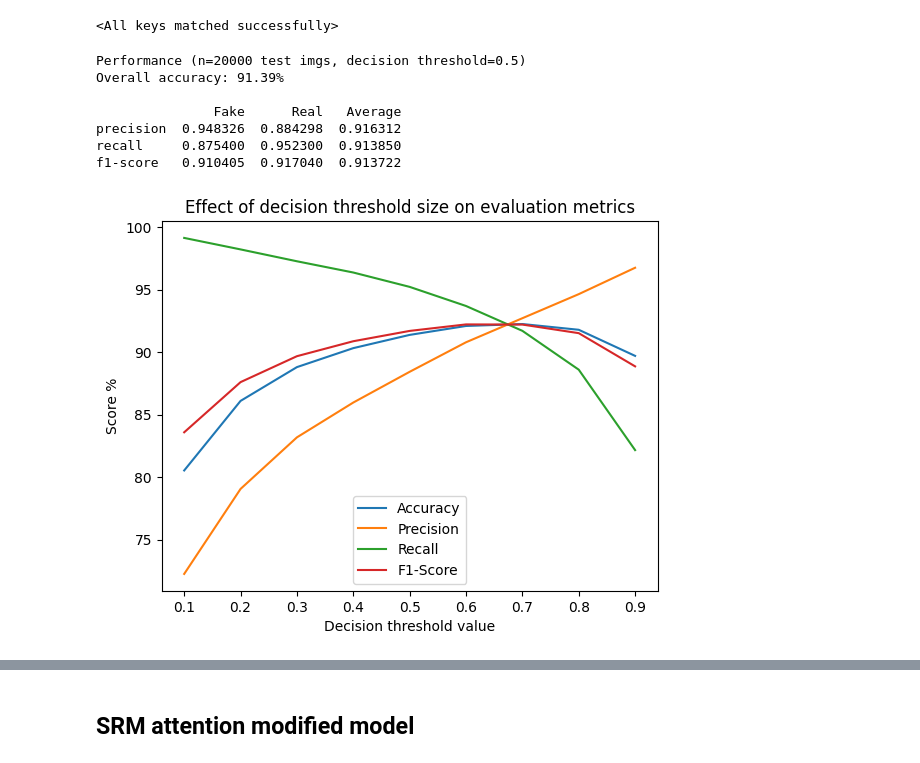
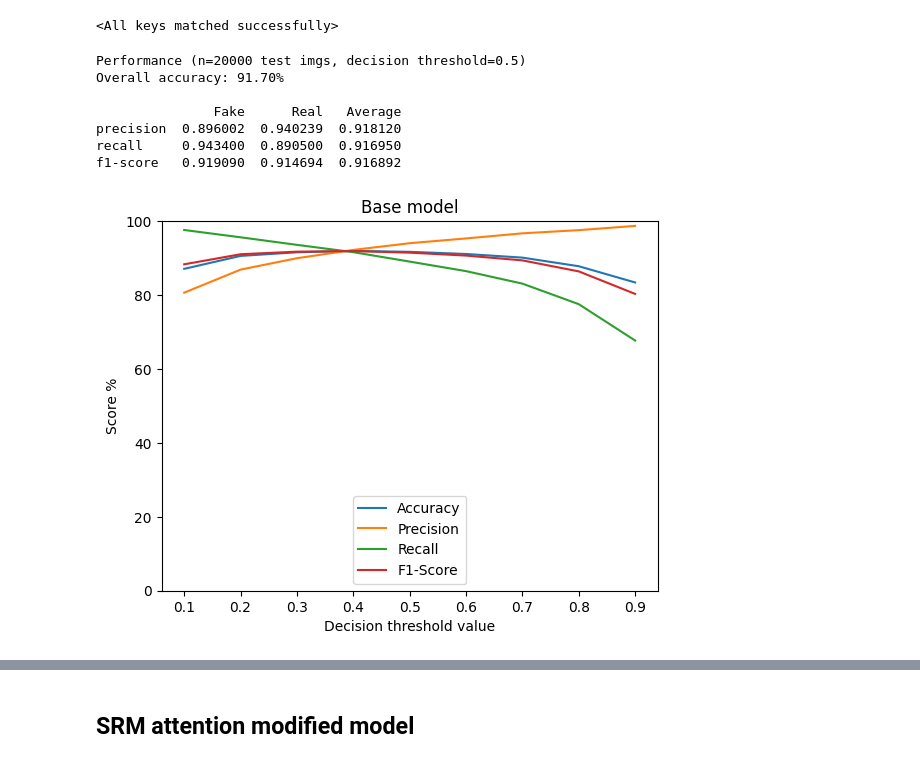
Before and after one commit to jshrdt/aics-project, a Jupyter notebook: code/CIFAKE_classification.ipynb, the cells around one changed output, grey strips where cells are left out. Saved outputs shown, nothing was run; the diff lists cells and outputs as text; code cells hidden in the pictures.

```diff
--- a/code/CIFAKE_classification.ipynb
+++ b/code/CIFAKE_classification.ipynb
@@ -79,25 +80,24 @@ basemodel.load_state_dict(torch.load(config['base_model']))
 # %% [output]
 <All keys matched successfully>
 # %%
-basemodel.eval()
 # predict labels
 gold_b, preds_b = test_model(basemodel, testdata)
 # evaluate with accuracy, precision, recall, f1-score
 scores = score_preds(gold_b, preds_b, verbose=True, per_class=True)
 # %% [output]
 Performance (n=20000 test imgs, decision threshold=0.5)
-Overall accuracy: 91.39%
+Overall accuracy: 91.70%
 
                Fake      Real   Average
-precision  0.948326  0.884298  0.916312
-recall     0.875400  0.952300  0.913850
-f1-score   0.910405  0.917040  0.913722
+precision  0.896002  0.940239  0.918120
+recall     0.943400  0.890500  0.916950
+f1-score   0.919090  0.914694  0.916892
 # %%
 # explore effect of threshold size
 base_thresh_df = test_thresh_size(gold_b, preds_b)
-visualise(base_thresh_df)
+visualise(base_thresh_df, title='Base model')
 # %% [output]
-[figure, old version]
+[figure, new version]
 # %%
 # concrete values
 base_thresh_df
```
Also changed, not shown: parts of 37 cells of this notebook, 13 other files.
